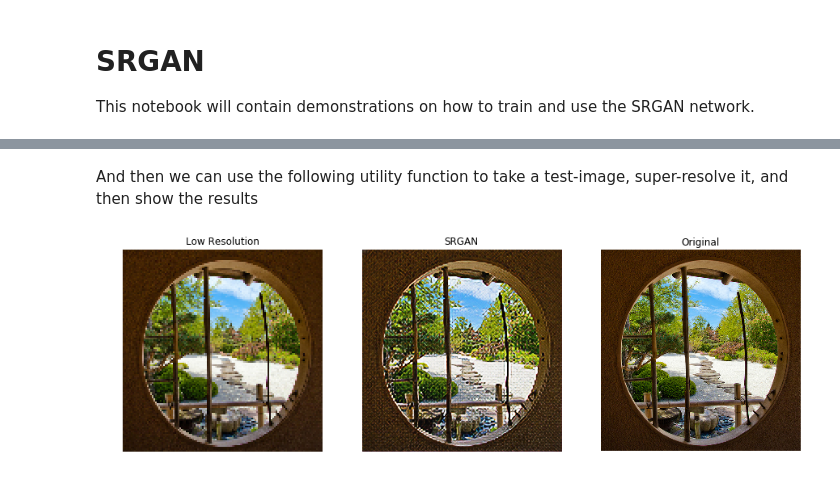
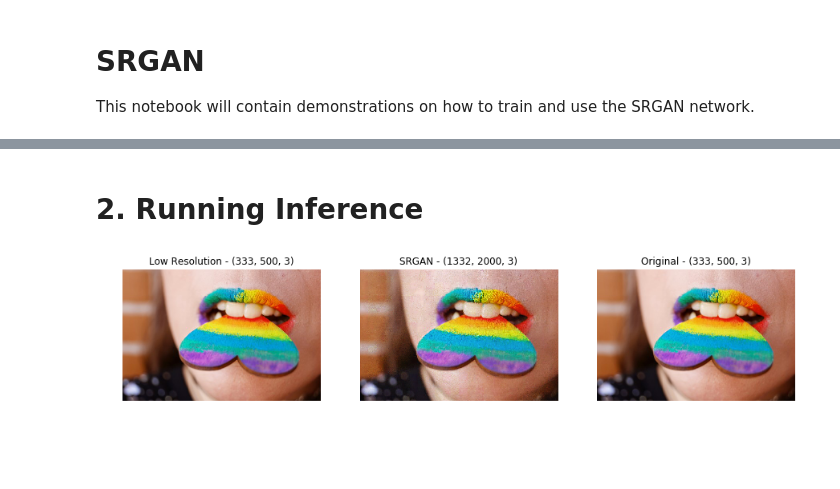
Before and after one commit to MathiasGruber/SRGAN-Keras, a Jupyter notebook: Example_Usage.ipynb, the cells around one changed output, grey strips where cells are left out. Cells and saved outputs as stored; diff of their text form; code cells hidden in the pictures; blank space fills up the shorter version.

```diff
--- a/Example_Usage.ipynb
+++ b/Example_Usage.ipynb
@@ -17,5 +20 @@ First we'll load some data to use
-# %%
-dataset = fetch_olivetti_faces("./data/olivetti_faces")
-for i, img in enumerate(dataset.images):
-    imageio.imwrite(f"./data/olivetti_faces/{i}.png", (img*255).astype(np.uint8))
 # %% [markdown]
@@ -71,32 +85,48 @@ We have trained the network on imagenet for 100.000 iterations with a batch-size
+# %% [markdown]
+# 2. Running Inference
 # %%
-gan.load_weights('./data/weights/imagenet_generator.h5', './data/weights/imagenet_discriminator.h5')
+gan = SRGAN(training_mode=True)
+gan.load_weights(
+    './data/weights/SRGAN_imagenet1195000_generator.h5',
+    './data/weights/SRGAN_imagenet1195000_discriminator.h5'
+)
-# %% [markdown]
-And then we can use the following utility function to take a test-image, super-resolve it, and then show the results
 # %%
-# Load image & scale it
-img_hr = imageio.imread("./data/sample.jpg").astype(np.float) / 127.5 - 1
+# Load image
+img_hr = DataLoader.load_img("C:/Documents/Kaggle/Kaggle-imagenet/input/DET/pexels/pexels-photo-1171853.jpeg").astype(np.uint8)
 
 # Create a low-resolution version of it
-lr_shape = (int(img_hr.shape[0]/4), int(img_hr.shape[1]/4))
-img_lr = resize(img_hr, lr_shape, mode='constant')
+lr_shape = (int(img_hr.shape[1]/4), int(img_hr.shape[0]/4))
+img_lr = Image.fromarray(img_hr)
+#img_lr = img_lr.resize(lr_shape, Image.BICUBIC)
+img_lr = np.array(img_lr)
+
+# Scale images
+img_lr = DataLoader.scale_lr_imgs(img_lr)
 
 # Predict high-resolution version (add batch dimension to image)
-img_sr = gan.generator.predict(np.expand_dims(img_lr, 0))
+img_sr = np.squeeze(
+    gan.generator.predict(
+        np.expand_dims(img_lr, 0),
+        batch_size=1
+    ),
+    axis=0
+)
 
-# Remove batch dimension
-img_sr = np.squeeze(img_sr, axis=0)
+# Unscale
+img_sr = DataLoader.unscale_hr_imgs(img_sr).astype(np.uint8)
+img_lr = DataLoader.unscale_lr_imgs(img_lr).astype(np.uint8)
 
 # Images and titles
 images = {
     'Low Resolution': img_lr, 'SRGAN': img_sr, 'Original': img_hr
 }
 
 # Plot the images. Note: rescaling and using squeeze since we are getting batches of size 1
 fig, axes = plt.subplots(1, 3, figsize=(15, 5))
 for i, (title, img) in enumerate(images.items()):
-    axes[i].imshow(0.5 * img + 0.5)
-    axes[i].set_title(title)
+    axes[i].imshow(img)
+    axes[i].set_title("{} - {}".format(title, img.shape))
     axes[i].axis('off')
 plt.show()
 # %% [output]
-[figure, old version]
+[figure, new version]
```
Also changed, not shown: parts of 9 cells of this notebook.
